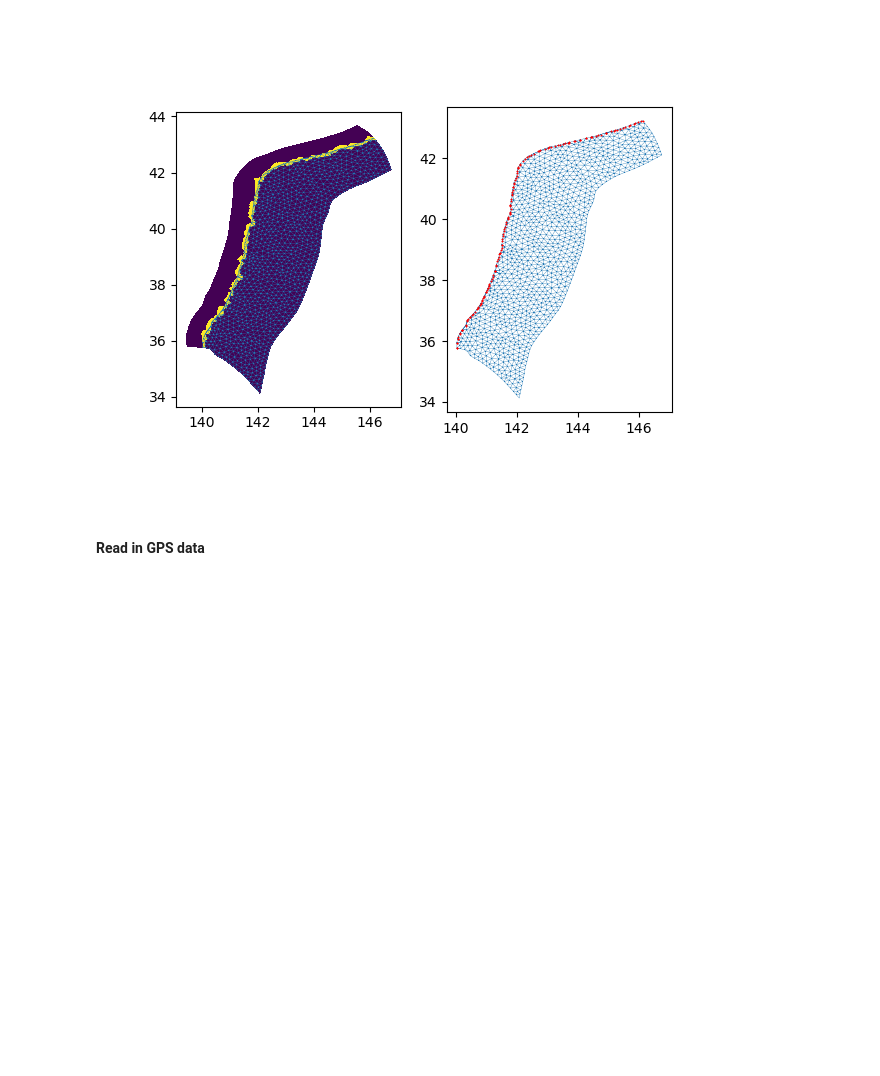
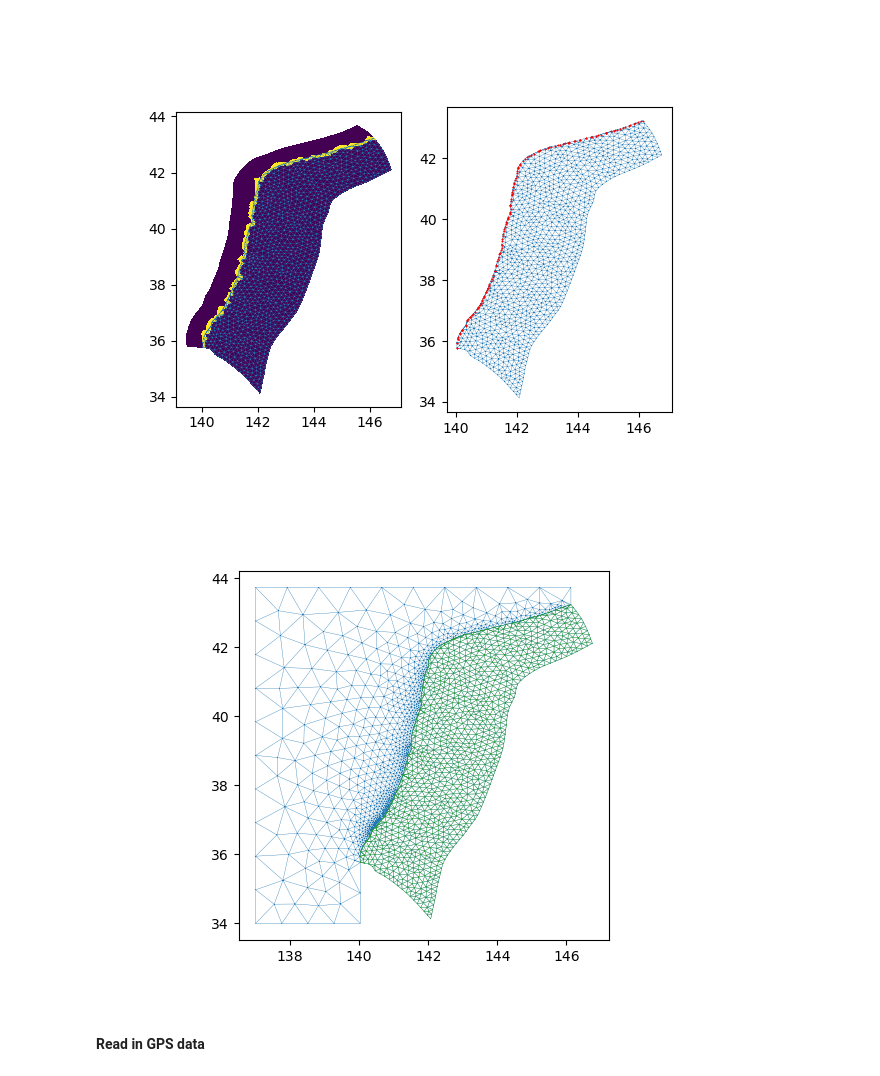
Before and after one commit to e-middleton/Emily_fault_displacement, a Jupyter notebook: CMI.ipynb, the cells around one changed output. Drawn from its saved outputs; the diff is of its cells as text; code cells hidden in the pictures; blank space fills up the shorter version.

```diff
--- a/CMI.ipynb
+++ b/CMI.ipynb
@@ -716,6 +609,51 @@ ax[1].set_aspect("equal")
 plt.show()
 # %% [output]
 [figure]
+# %%
+# franken mesh?
+both = {}
+both["points"] = np.vstack((fault["points"], horiz["points"]))
+shift_val = len(fault["points"][:,0])
+both["verts"] = np.vstack((fault["verts"], horiz["verts"]+shift_val))
+both["centroids"] = np.vstack((fault["centroids"], horiz["centroids"]))
+both["lon1"] = np.vstack((fault["lon1"].reshape(-1,1), horiz["lon1"].reshape(-1,1))).flatten()
+both["lon2"] = np.vstack((fault["lon2"].reshape(-1,1), horiz["lon2"].reshape(-1,1))).flatten()
+both["lon3"] = np.vstack((fault["lon3"].reshape(-1,1), horiz["lon3"].reshape(-1,1))).flatten()
+both["lat1"] = np.vstack((fault["lat1"].reshape(-1,1), horiz["lat1"].reshape(-1,1))).flatten()
+both["lat2"] = np.vstack((fault["lat2"].reshape(-1,1), horiz["lat2"].reshape(-1,1))).flatten()
+both["lat3"] = np.vstack((fault["lat3"].reshape(-1,1), horiz["lat3"].reshape(-1,1))).flatten()
+both["dep1"] = np.vstack((fault["dep1"].reshape(-1,1), horiz["dep1"].reshape(-1,1))).flatten()
+both["dep2"] = np.vstack((fault["dep2"].reshape(-1,1), horiz["dep2"].reshape(-1,1))).flatten()
+both["dep3"] = np.vstack((fault["dep3"].reshape(-1,1), horiz["dep3"].reshape(-1,1))).flatten()
+
+both["x1"] = np.vstack((fault["x1"].reshape(-1,1), horiz["x1"].reshape(-1,1))).flatten()
+both["y1"] = np.vstack((fault["y1"].reshape(-1,1), horiz["y1"].reshape(-1,1))).flatten()
+both["z1"] = np.vstack((fault["z1"].reshape(-1,1), horiz["z1"].reshape(-1,1))).flatten()
+both["x2"] = np.vstack((fault["x2"].reshape(-1,1), horiz["x2"].reshape(-1,1))).flatten()
+both["y2"] = np.vstack((fault["y2"].reshape(-1,1), horiz["y2"].reshape(-1,1))).flatten()
+both["z2"] = np.vstack((fault["z2"].reshape(-1,1), horiz["z2"].reshape(-1,1))).flatten()
+both["x3"] = np.vstack((fault["x3"].reshape(-1,1), horiz["x3"].reshape(-1,1))).flatten()
+both["y3"] = np.vstack((fault["y3"].reshape(-1,1), horiz["y3"].reshape(-1,1))).flatten()
+both["z3"] = np.vstack((fault["z3"].reshape(-1,1), horiz["z3"].reshape(-1,1))).flatten()
+
+both["x_centroid"] = np.vstack((fault["x_centroid"].reshape(-1,1), horiz["x_centroid"].reshape(-1,1))).flatten()
+both["y_centroid"] = np.vstack((fault["y_centroid"].reshape(-1,1), horiz["y_centroid"].reshape(-1,1))).flatten()
+both["z_centroid"] = np.vstack((fault["z_centroid"].reshape(-1,1), horiz["z_centroid"].reshape(-1,1))).flatten()
+
+both["nv"] = np.vstack((fault["nv"], horiz["nv"]))
+both["strike"] = np.vstack((fault["strike"].reshape(-1,1), horiz["strike"].reshape(-1,1))).flatten()
+both["dip"] = np.vstack((fault["dip"].reshape(-1,1), horiz["dip"].reshape(-1,1))).flatten()
+both["dip_flag"] = np.vstack((fault["dip_flag"].reshape(-1,1), horiz["dip_flag"].reshape(-1,1))).flatten()
+
+
+plt.close('all')
+fig, ax = plt.subplots()
+ax.triplot(both["points"][:, 0], both["points"][:, 1], both["verts"], linewidth=0.25)
+ax.triplot(fault["points"][:,0], fault["points"][:,1], fault["verts"], linewidth=0.25)
+ax.set_aspect("equal")
+plt.show()
+# %% [output]
+[figure, added]
 # %% [markdown]
 #### Read in GPS data
 # %%
```
Also changed, not shown: parts of 10 cells of this notebook.
